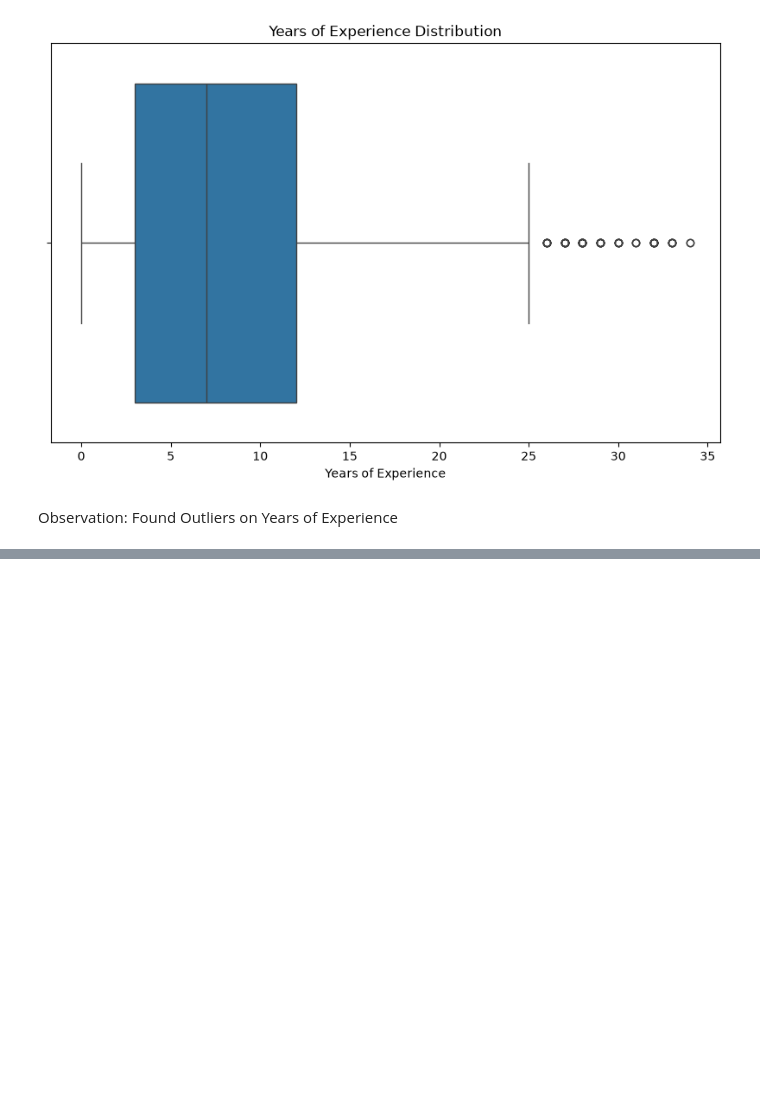
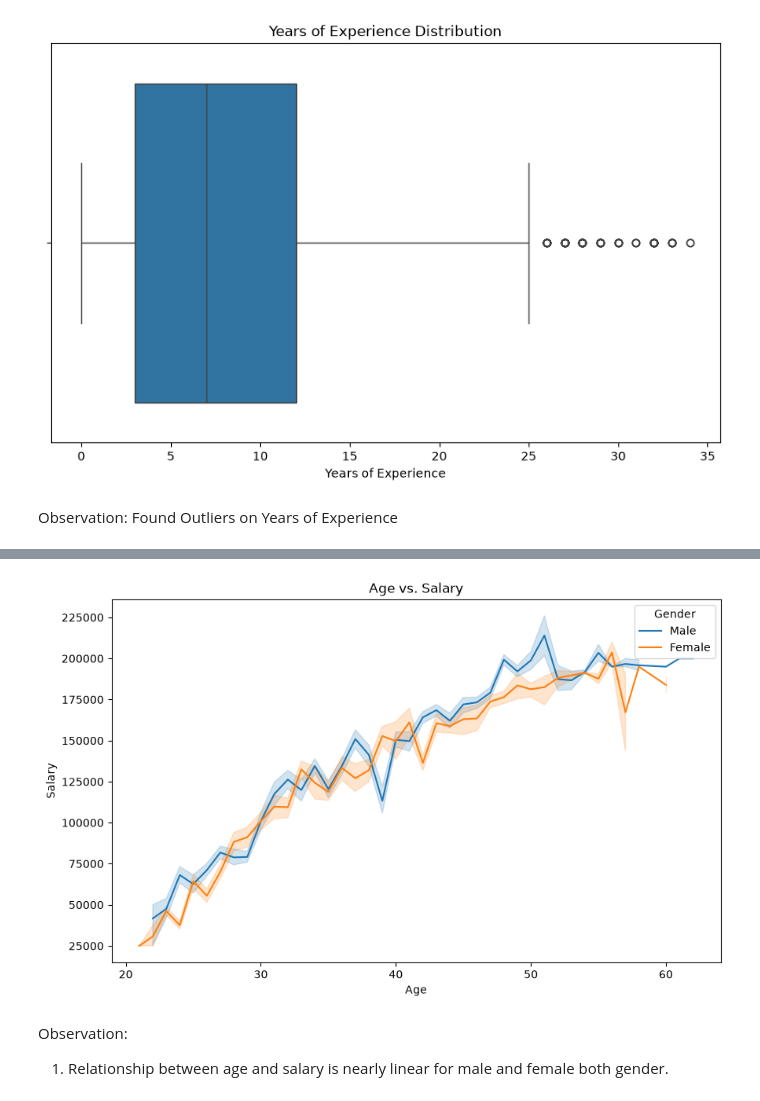
Before and after one commit to Man005-Coder/MLDevelopment, a Jupyter notebook: notebook/1. EDA.ipynb, the cells around one changed output, grey strips where cells are left out. Cells and saved outputs as stored; diff of their text form; code cells hidden in the pictures; blank space fills up the shorter version.

```diff
--- a/notebook/1. EDA.ipynb
+++ b/notebook/1. EDA.ipynb
@@ -126,0 +156,12 @@ Observation: Found Outliers on Years of Experience
+# %%
+plt.figure(figsize=(10, 6))
+sns.lineplot(x='Age', y='Salary', hue='Gender', data=df)
+plt.title('Age vs. Salary')
+plt.xlabel('Age')
+plt.ylabel('Salary')
+plt.show()
+# %% [output]
+[figure, added]
+# %% [markdown]
+Observation:
+1. Relationship between age and salary is nearly linear for male and female both gender.
```
Also changed, not shown: parts of 13 cells of this notebook.
